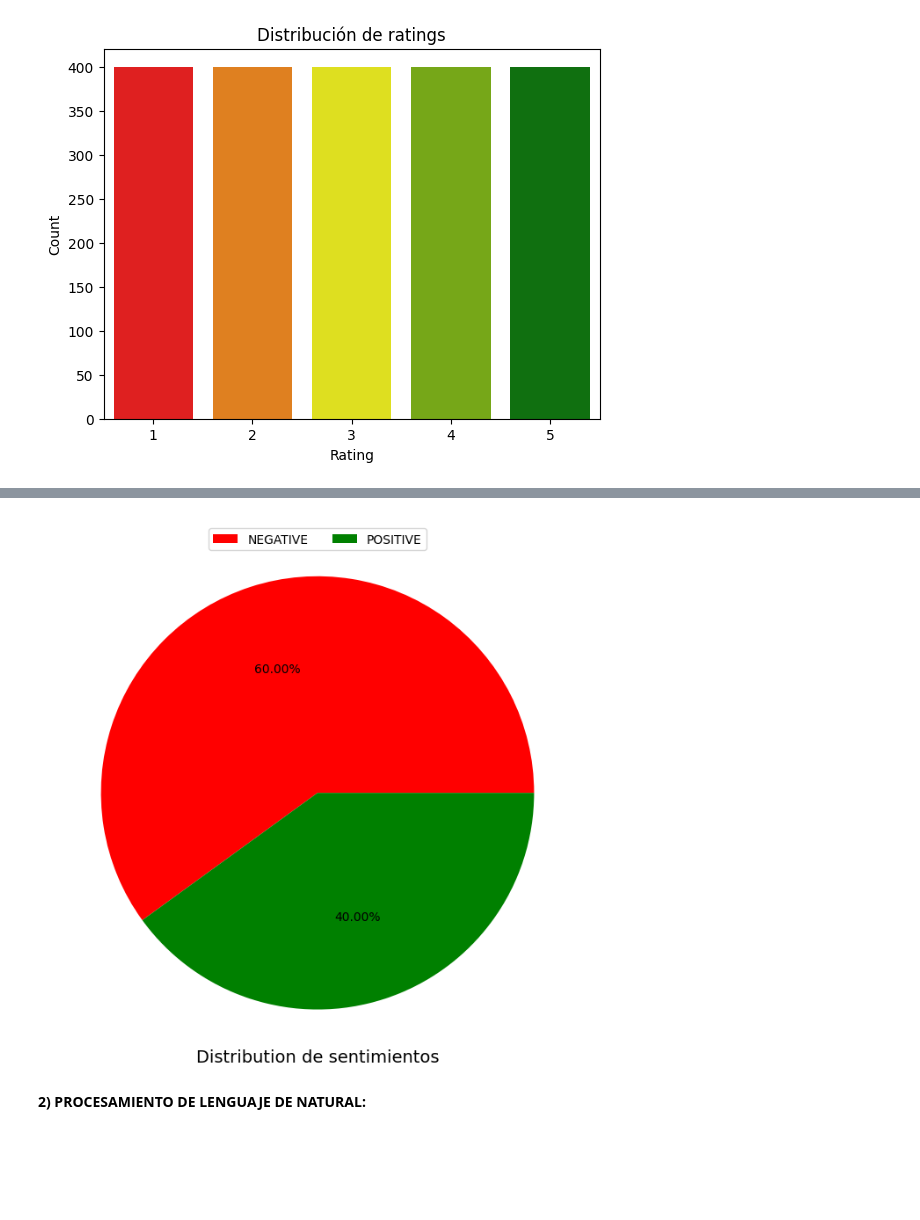
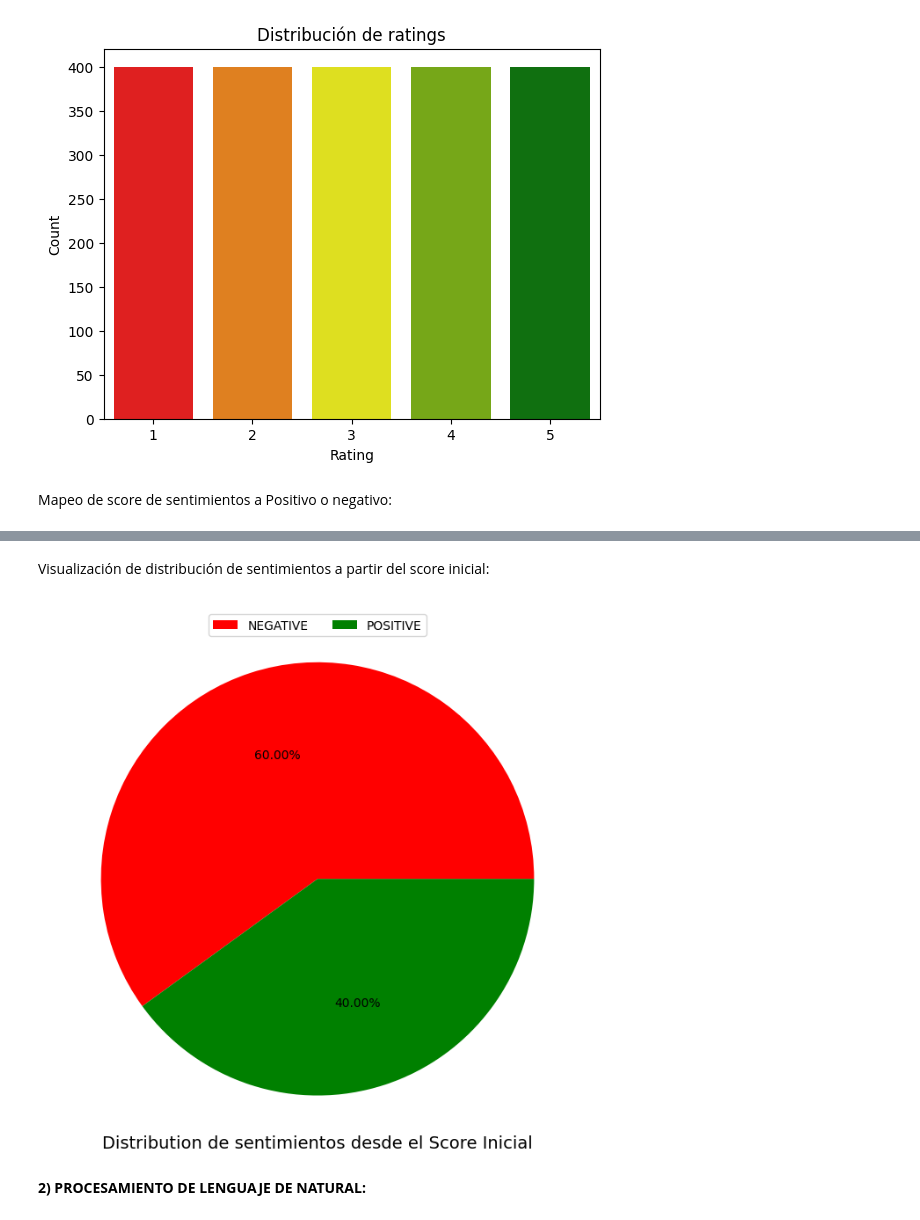
Before and after one commit to crodriguezbay/MLforMkting, a Jupyter notebook: l07_sentiment_analisis_clase_SentimentAnalysis.ipynb, the cells around one changed output, grey strips where cells are left out. Cells and saved outputs as stored; diff of their text form; code cells hidden in the pictures; blank space fills up the shorter version.

```diff
--- a/l07_sentiment_analisis_clase_SentimentAnalysis.ipynb
+++ b/l07_sentiment_analisis_clase_SentimentAnalysis.ipynb
@@ -102,6 +106,8 @@ plt.ylabel('Count')
 plt.show()
 # %% [output]
 [figure]
+# %% [markdown]
+Mapeo de score de sentimientos a Positivo o negativo:
 # %%
 # map ratings 1, 2, 3 a 0 (NEGATIVE) y 4, 5 a 1 (POSITIVE)
 
@@ -131,18 +137,20 @@ data.head()
 | 2 | AVphgVaX1cnluZ0-DR74 | Affordable price awesome quality ... | 5 | Precio asequible calidad increíbl... | 1 | POSITIVE |
 | 3 | AVphgVaX1cnluZ0-DR74 | I bought this after speaking with... | 5 | Compré esto después de hablar con... | 1 | POSITIVE |
 | 4 | AVqVGWLKnnc1JgDc3jF1 | Bought this tablet for my 2 &1/2 ... | 5 | Compré esta tableta para mi hijo ... | 1 | POSITIVE |
+# %% [markdown]
+Visualización de distribución de sentimientos a partir del score inicial:
 # %%
 # distribution of sentiment
 plt.figure(figsize = (8, 8))
 
 labels = ['NEGATIVE','POSITIVE']
 colors = ['red', 'green']
 plt.pie(data['sentiment'].value_counts(), autopct='%0.2f%%',colors=colors)
 
-plt.title('Distribution de sentimientos', size=14, y=-0.01)
+plt.title('Distribution de sentimientos desde el Score Inicial', size=14, y=-0.01,)
 plt.legend(labels, ncol=2, loc=9)
 plt.show()
 # %% [output]
-[figure, old version]
+[figure, new version]
 # %% [markdown]
 **2) PROCESAMIENTO DE LENGUAJE DE NATURAL:**
```
Also changed, not shown: parts of 45 cells of this notebook.
